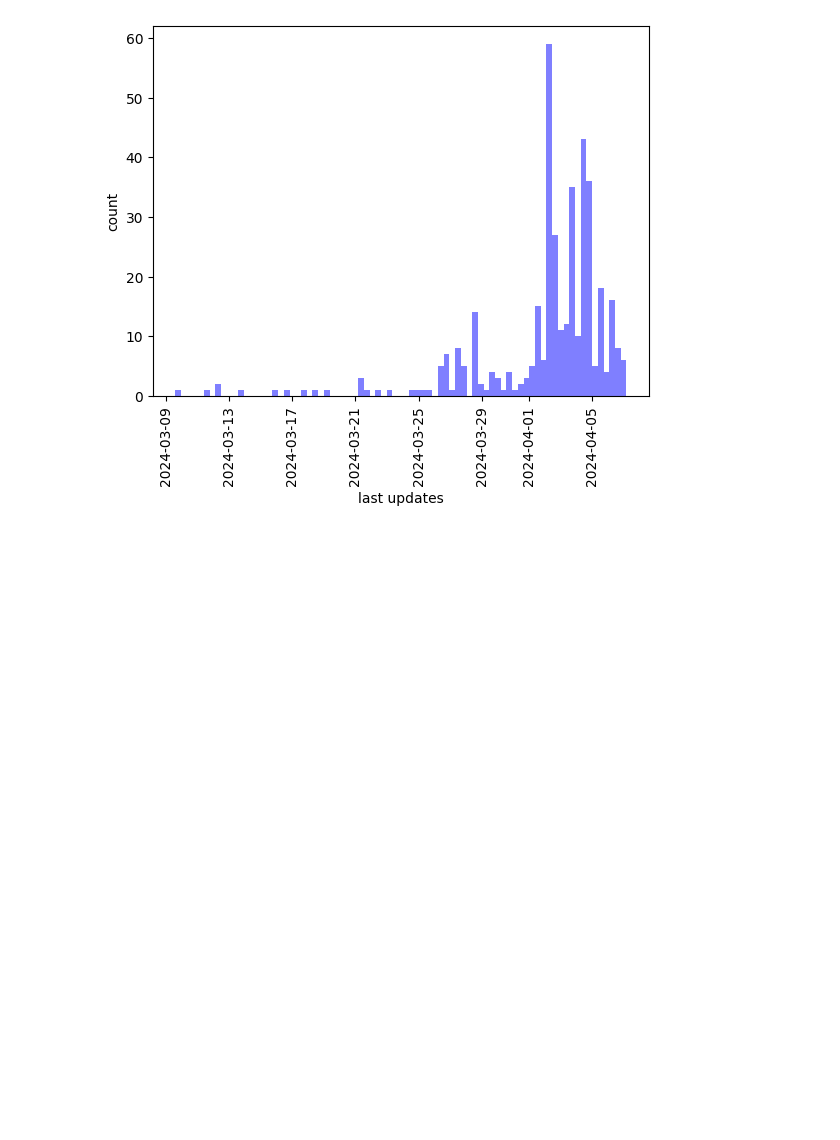
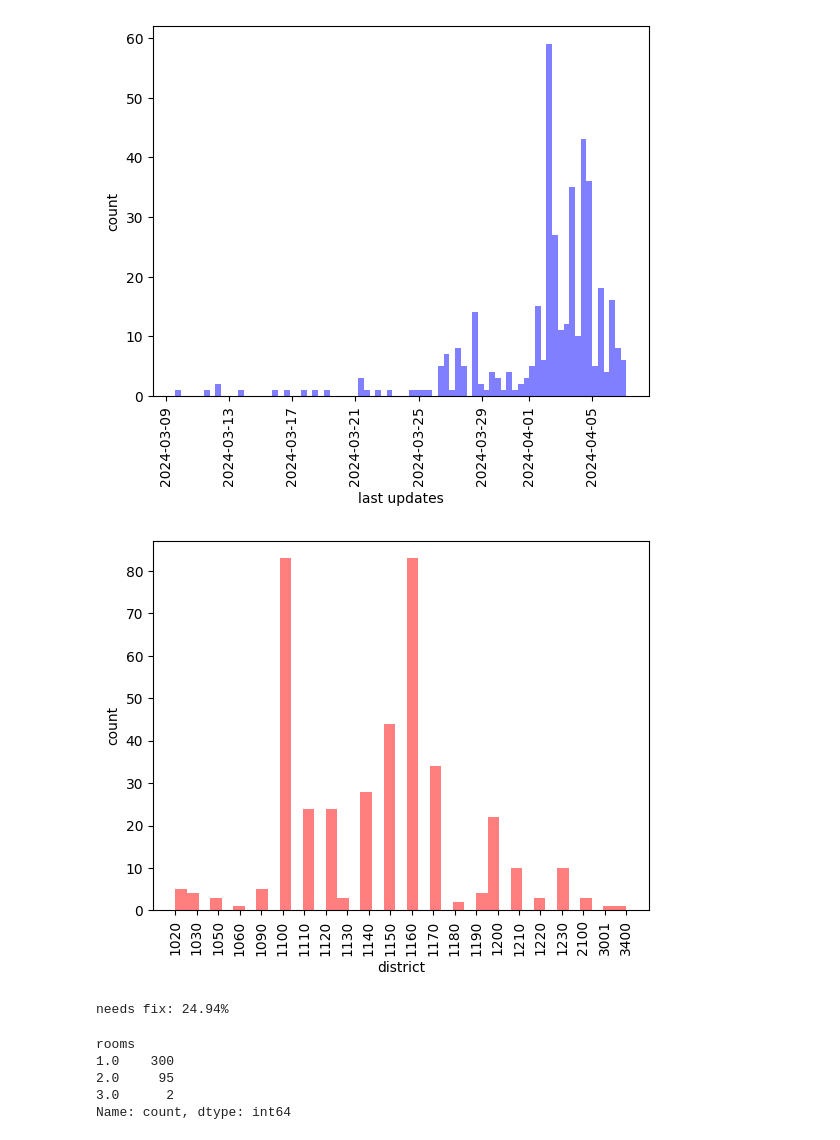
Before and after one commit to sueszli/will-wohnen, a Jupyter notebook: analysis.ipynb, the cells around one changed output. Cells and saved outputs as stored; diff of their text form; code cells hidden in the pictures; blank space fills up the shorter version.

```diff
--- a/analysis.ipynb
+++ b/analysis.ipynb
@@ -80,3 +79,36 @@ plt.xlabel("last updates")
 plt.show()
 # %% [output]
 [figure]
+# %%
+# district distribution
+
+# sort by district
+df_copy = df.sort_values(by="district")
+plt.hist(df_copy["district"], bins=len(df) // 10, color="red", alpha=0.5)
+
+plt.xticks(rotation=90)
+plt.ylabel("count")
+plt.xlabel("district")
+plt.show()
+# %% [output]
+[figure, added]
+# %%
+# needs_fix distribution
+
+needs_fix = df[df['needs_fix'] == True]
+needs_fix_percent = len(needs_fix) / len(df) * 100
+print(f"needs fix: {needs_fix_percent:.2f}%")
+# %% [output]
+needs fix: 24.94%
+# %%
+# room distribution
+
+df_cpy = df.copy()
+df_cpy["rooms"] = df_cpy["rooms"].apply(lambda x: x if x < 10 else 1)
+print(df_cpy["rooms"].value_counts())
+# %% [output]
+rooms
+1.0    300
+2.0     95
+3.0      2
+Name: count, dtype: int64
```
Also changed, not shown: parts of 2 cells of this notebook.
